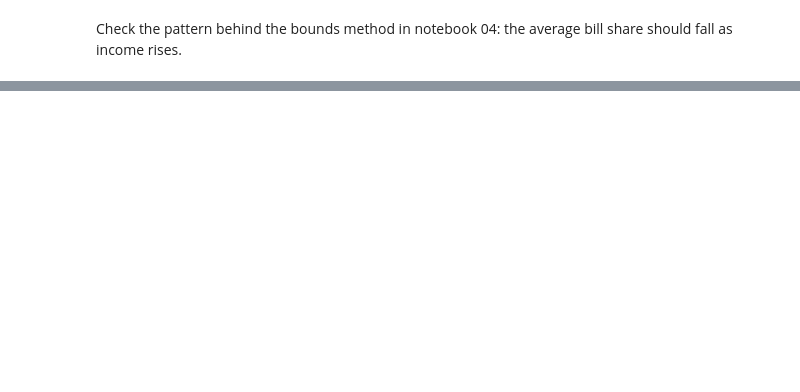
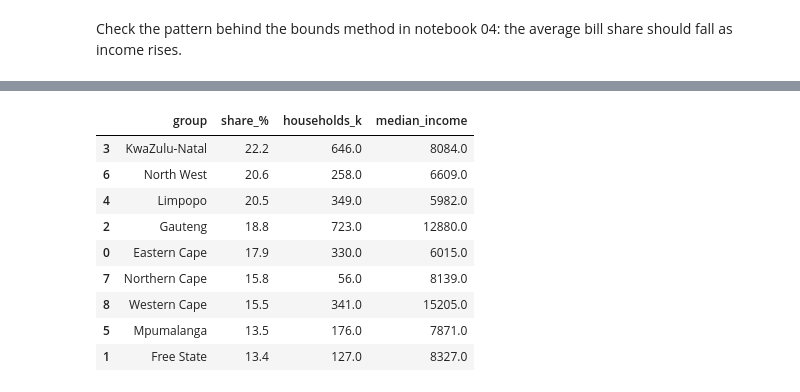
Before and after one commit to mmjmokoena-sketch/sa-electricity-nonpayment, a Jupyter notebook: projects/a_who_pays/notebooks/02_statssa_affordability.ipynb, the cells around one changed output, grey strips where cells are left out. Saved outputs shown, nothing was run; the diff lists cells and outputs as text; code cells hidden in the pictures; blank space fills up the shorter version.

Commit message:
Complete notebook 02 with answers and robust decile shares

```diff
--- a/projects/a_who_pays/notebooks/02_statssa_affordability.ipynb
+++ b/projects/a_who_pays/notebooks/02_statssa_affordability.ipynb
@@ -30,0 +57,8 @@ affordability.bill_share_by_decile(ies)
+# %%
+# Numbers used in Question 2
+d1 = affordability.add_income_decile(affordability.add_bill_share(ies))
+d1 = d1[(d1["has_bill"]) & (d1["decile"] == 1)]
+above_half = d1.loc[d1["bill_share"] > 0.5, "weight"].sum() / d1["weight"].sum()
+above_all = d1.loc[d1["bill_share"] > 1.0, "weight"].sum() / d1["weight"].sum()
+print(f"Poorest tenth with a bill above half of income: {above_half:.1%}")
+print(f"Poorest tenth with a bill above their whole income: {above_all:.1%}")
@@ -33,0 +85,23 @@ by_province.sort_values("share_above", ascending=False)
+# %%
+# Numbers used in Question 1
+from src.common.weights import wquantile
+
+pool = affordability.add_bill_share(ies)
+pool = pool[pool["has_bill"]]
+medians = {name: wquantile(g["income"], g["weight"], 0.5) for name, g in pool.groupby("province")}
+table = by_province[["group", "share_above", "households_above"]].copy()
+table["share_%"] = (table["share_above"] * 100).round(1)
+table["households_k"] = (table["households_above"] / 1000).round(0)
+table["median_income"] = table["group"].map(medians).round(0)
+table.sort_values("share_above", ascending=False)[["group", "share_%", "households_k", "median_income"]]
+# %% [output]
+|  | group | share_% | households_k | median_income |
+| 3 | KwaZulu-Natal | 22.2 | 646.0 | 8084.0 |
+| 6 | North West | 20.6 | 258.0 | 6609.0 |
+| 4 | Limpopo | 20.5 | 349.0 | 5982.0 |
+| 2 | Gauteng | 18.8 | 723.0 | 12880.0 |
+| 0 | Eastern Cape | 17.9 | 330.0 | 6015.0 |
+| 7 | Northern Cape | 15.8 | 56.0 | 8139.0 |
+| 8 | Western Cape | 15.5 | 341.0 | 15205.0 |
+| 5 | Mpumalanga | 13.5 | 176.0 | 7871.0 |
+| 1 | Free State | 13.4 | 127.0 | 8327.0 |
```
Also changed, not shown: parts of 10 cells of this notebook.
